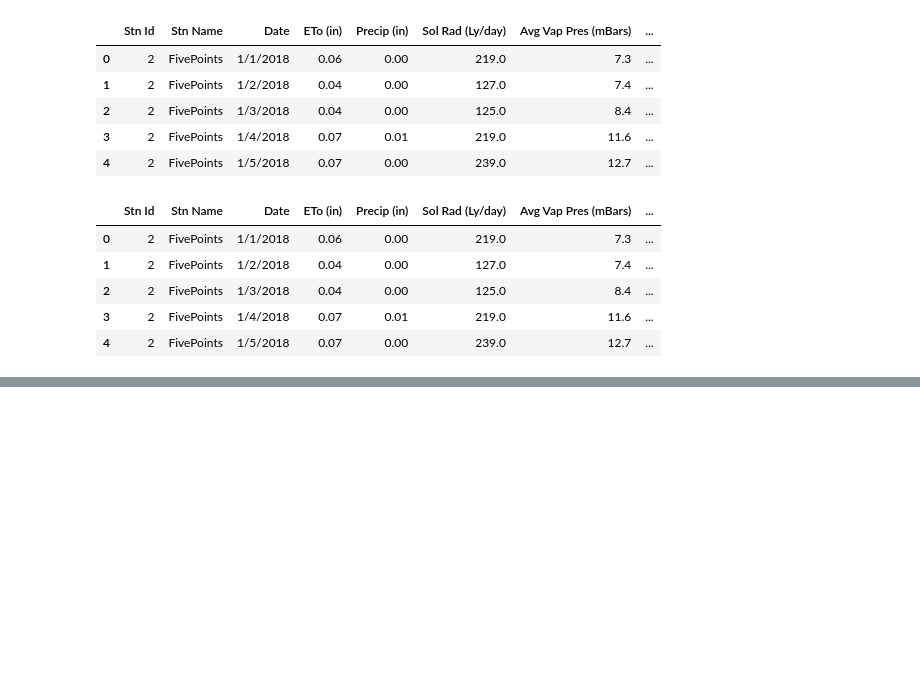
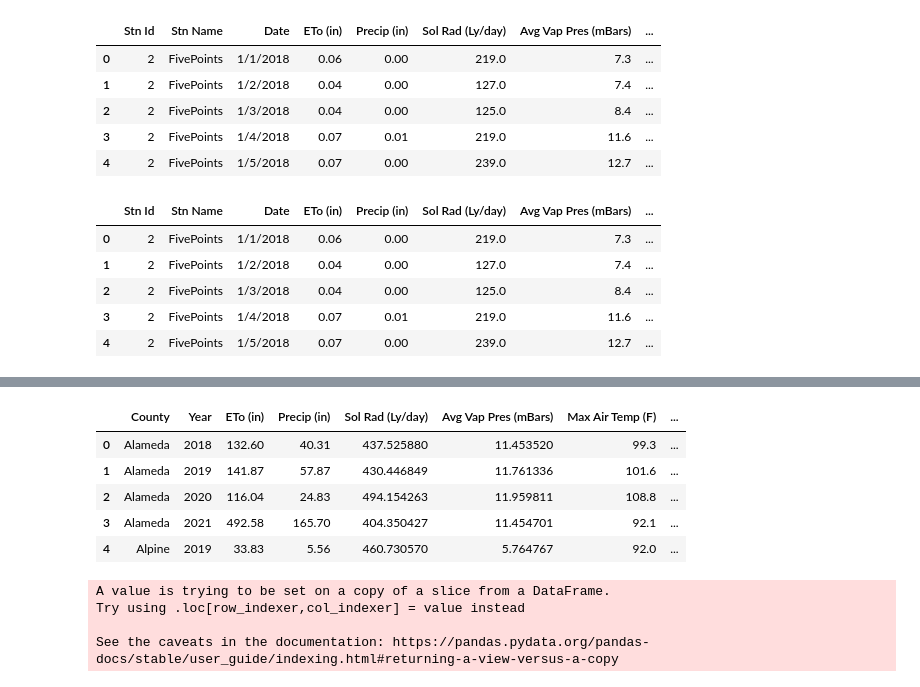
Before and after one commit to erinrkahn/final_project, a Jupyter notebook: Data Preprocessing.ipynb, the cells around one changed output, grey strips where cells are left out. Saved outputs shown, nothing was run; the diff lists cells and outputs as text; code cells hidden in the pictures; blank space fills up the shorter version.

Commit message:
API key changes, null data dropped

```diff
--- a/Data Preprocessing.ipynb
+++ b/Data Preprocessing.ipynb
@@ -154,22 +168,28 @@ env_df.head()
 # %%
 env_df = env_df.groupby([ "County","Year"]).agg({
     "ETo (in)":"sum",
     "Precip (in)":"sum",
     "Sol Rad (Ly/day)" : "mean",
     "Avg Vap Pres (mBars)": "mean",
     "Max Air Temp (F)":"max",
     "Min Air Temp (F)":"min",
     "Avg Air Temp (F)":"mean",
     "Max Rel Hum (%)":"max",
     "Min Rel Hum (%)":"min",
     "Avg Rel Hum (%)":"mean",
     "Dew Point (F)":"mean",
     "Avg Wind Speed (mph)":"mean",
-    "Wind Run (miles)":"mean",
     "Avg Soil Temp (F)":"mean"
 
 }).reset_index()
 env_df.head()
+# %% [output]
+|  | County | Year | ETo (in) | Precip (in) | Sol Rad (Ly/day) | Avg Vap Pres (mBars) | Max Air Temp (F) | ... |
+| 0 | Alameda | 2018 | 132.60 | 40.31 | 437.525880 | 11.453520 | 99.3 | ... |
+| 1 | Alameda | 2019 | 141.87 | 57.87 | 430.446849 | 11.761336 | 101.6 | ... |
+| 2 | Alameda | 2020 | 116.04 | 24.83 | 494.154263 | 11.959811 | 108.8 | ... |
+| 3 | Alameda | 2021 | 492.58 | 165.70 | 404.350427 | 11.454701 | 92.1 | ... |
+| 4 | Alpine | 2019 | 33.83 | 5.56 | 460.730570 | 5.764767 | 92.0 | ... |
 # %%
 # FILL IN MISSING COUNTIES WITH COMPARABLE COUNTIES
 
@@ -199,5 +219,10 @@ temp_env_df["County"] = temp_env_df["County"].replace(["Placer"], "Nevada")
 
 # temp_env_df
 env_df = env_df.append(temp_env_df)
+# %% [output]
+A value is trying to be set on a copy of a slice from a DataFrame.
+Try using .loc[row_indexer,col_indexer] = value instead
+
+See the caveats in the documentation: https://pandas.pydata.org/pandas-docs/stable/user_guide/indexing.html#returning-a-view-versus-a-copy
 # %%
 # EXPORT THE ENVIRONMENTAL DATASET
```
Also changed, not shown: parts of 9 cells of this notebook, 3 other files.
